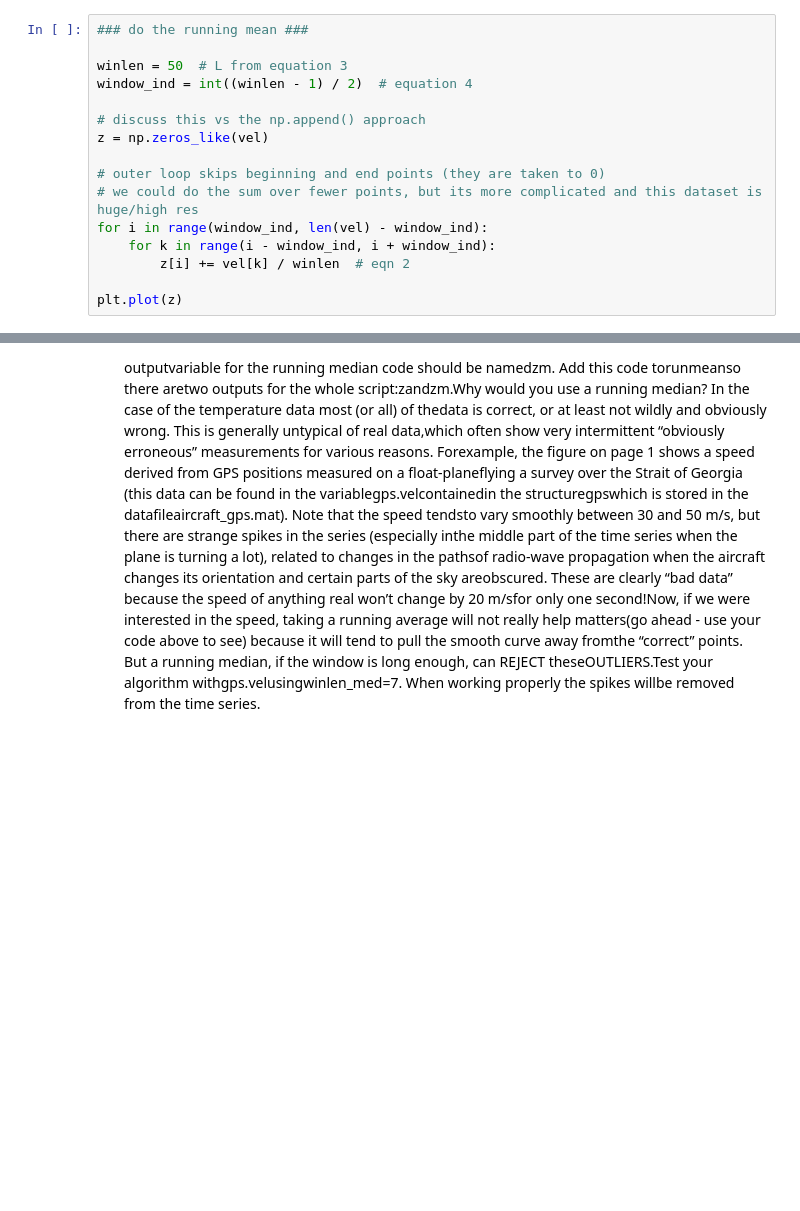
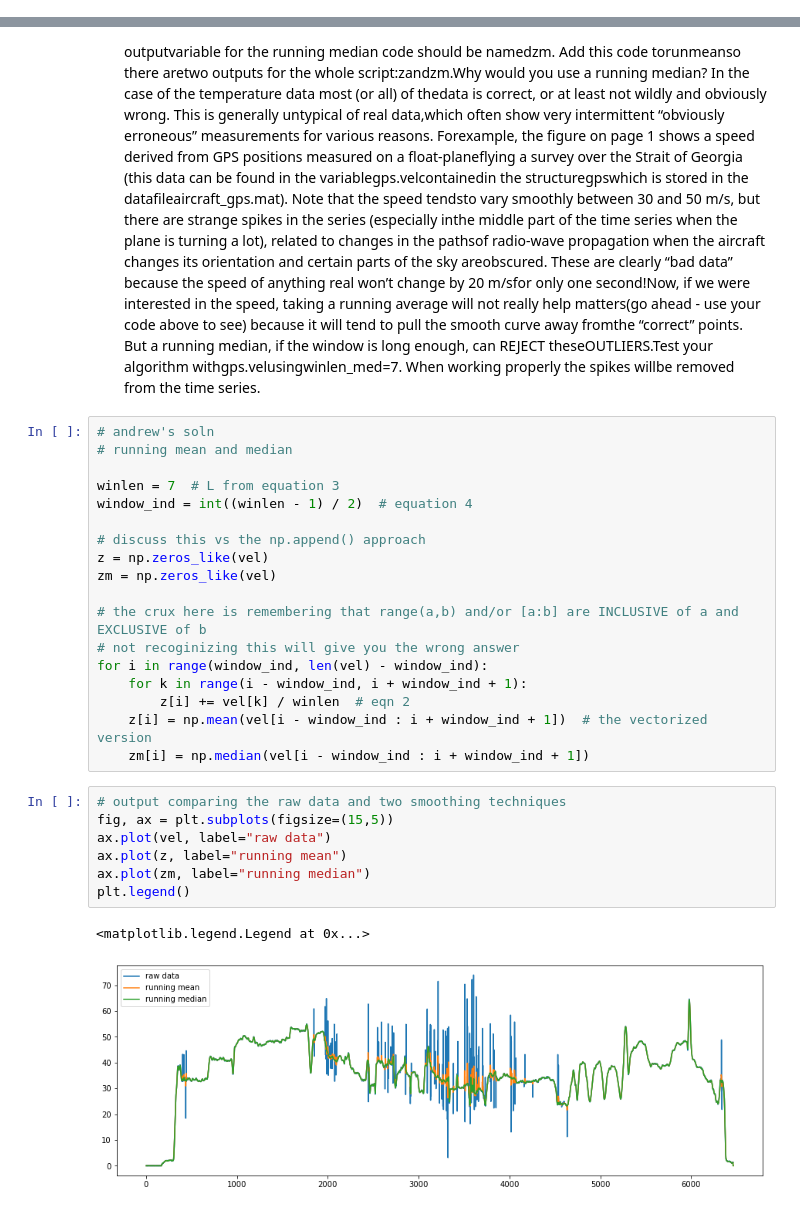
Before and after one commit to AndrewLoeppky/eosc211_students, a Jupyter notebook: e211_python_2021/wk06/lab_wk6/lab_wk6.ipynb, the cells around one changed output, grey strips where cells are left out. Cells and saved outputs as stored; diff of their text form; blank space fills up the shorter version.

```diff
--- a/e211_python_2021/wk06/lab_wk6/lab_wk6.ipynb
+++ b/e211_python_2021/wk06/lab_wk6/lab_wk6.ipynb
@@ -75,19 +75,3 @@ plt.plot(vel)
 # %% [output]
 [<matplotlib.lines.Line2D at 0x...>]
 [figure]
-# %%
-### do the running mean ###
-
-winlen = 50  # L from equation 3
-window_ind = int((winlen - 1) / 2)  # equation 4
-
-# discuss this vs the np.append() approach
-z = np.zeros_like(vel)
-
-# outer loop skips beginning and end points (they are taken to 0)
-# we could do the sum over fewer points, but its more complicated and this dataset is huge/high res
-for i in range(window_ind, len(vel) - window_ind):
-    for k in range(i - window_ind, i + window_ind):
-        z[i] += vel[k] / winlen  # eqn 2
-
-plt.plot(z)
@@ -98,0 +80,28 @@ plt.plot(z)
+# %%
+# andrew's soln
+# running mean and median
+
+winlen = 7  # L from equation 3
+window_ind = int((winlen - 1) / 2)  # equation 4
+
+# discuss this vs the np.append() approach
+z = np.zeros_like(vel)
+zm = np.zeros_like(vel)
+
+# the crux here is remembering that range(a,b) and/or [a:b] are INCLUSIVE of a and EXCLUSIVE of b
+# not recoginizing this will give you the wrong answer
+for i in range(window_ind, len(vel) - window_ind):
+    for k in range(i - window_ind, i + window_ind + 1):
+        z[i] += vel[k] / winlen  # eqn 2
+    z[i] = np.mean(vel[i - window_ind : i + window_ind + 1])  # the vectorized version
+    zm[i] = np.median(vel[i - window_ind : i + window_ind + 1])
+# %%
+# output comparing the raw data and two smoothing techniques
+fig, ax = plt.subplots(figsize=(15,5))
+ax.plot(vel, label="raw data")
+ax.plot(z, label="running mean")
+ax.plot(zm, label="running median")
+plt.legend()
+# %% [output]
+<matplotlib.legend.Legend at 0x...>
+[figure, added]
```
Also changed, not shown: parts of 1 cell of this notebook, 1 other file.
